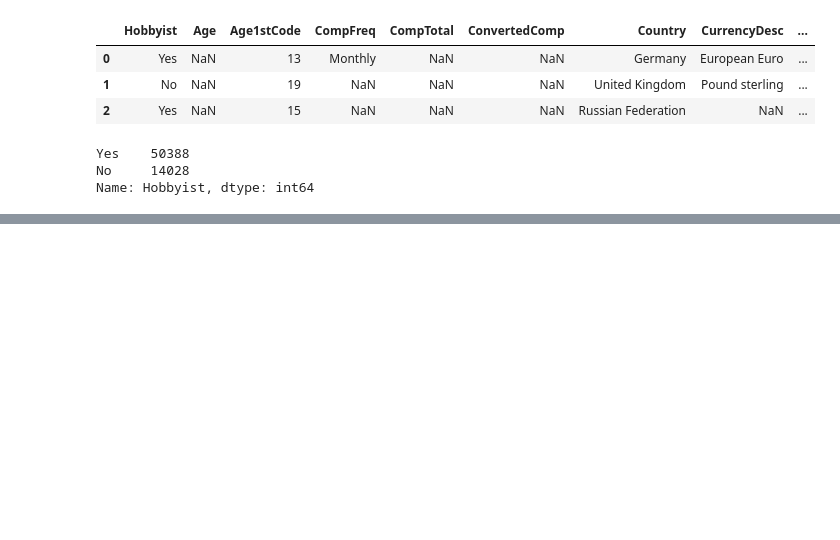
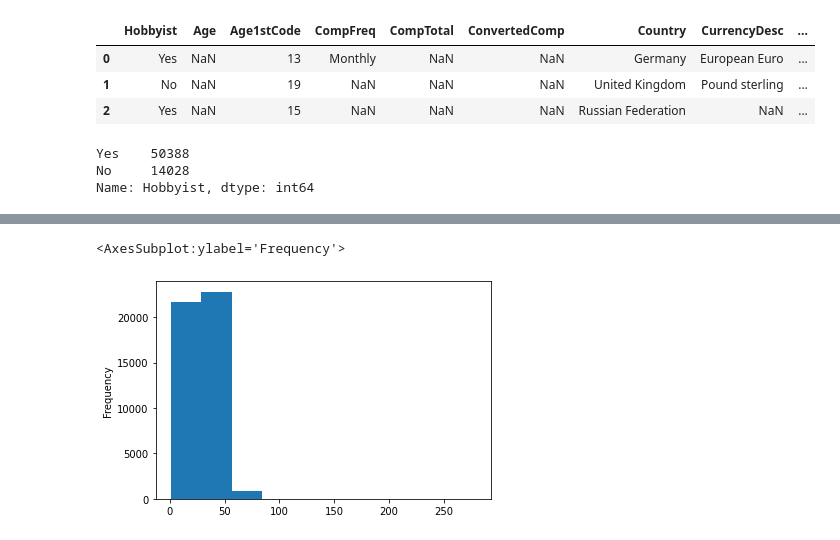
Before and after one commit to Jasurbek16/Learn-Python, a Jupyter notebook: Pandas/2-DataFrames_Series.ipynb, the cells around one changed output, grey strips where cells are left out. Drawn from its saved outputs; the diff is of its cells as text; code cells hidden in the pictures; blank space fills up the shorter version.

```diff
--- a/Pandas/2-DataFrames_Series.ipynb
+++ b/Pandas/2-DataFrames_Series.ipynb
@@ -135,0 +200,5 @@ Name: Hobbyist, dtype: int64
+# %%
+df.Age.plot(kind='hist')
+# %% [output]
+<AxesSubplot:ylabel='Frequency'>
+[figure, added]
```
Also changed, not shown: parts of 10 cells of this notebook, 9 other files.
